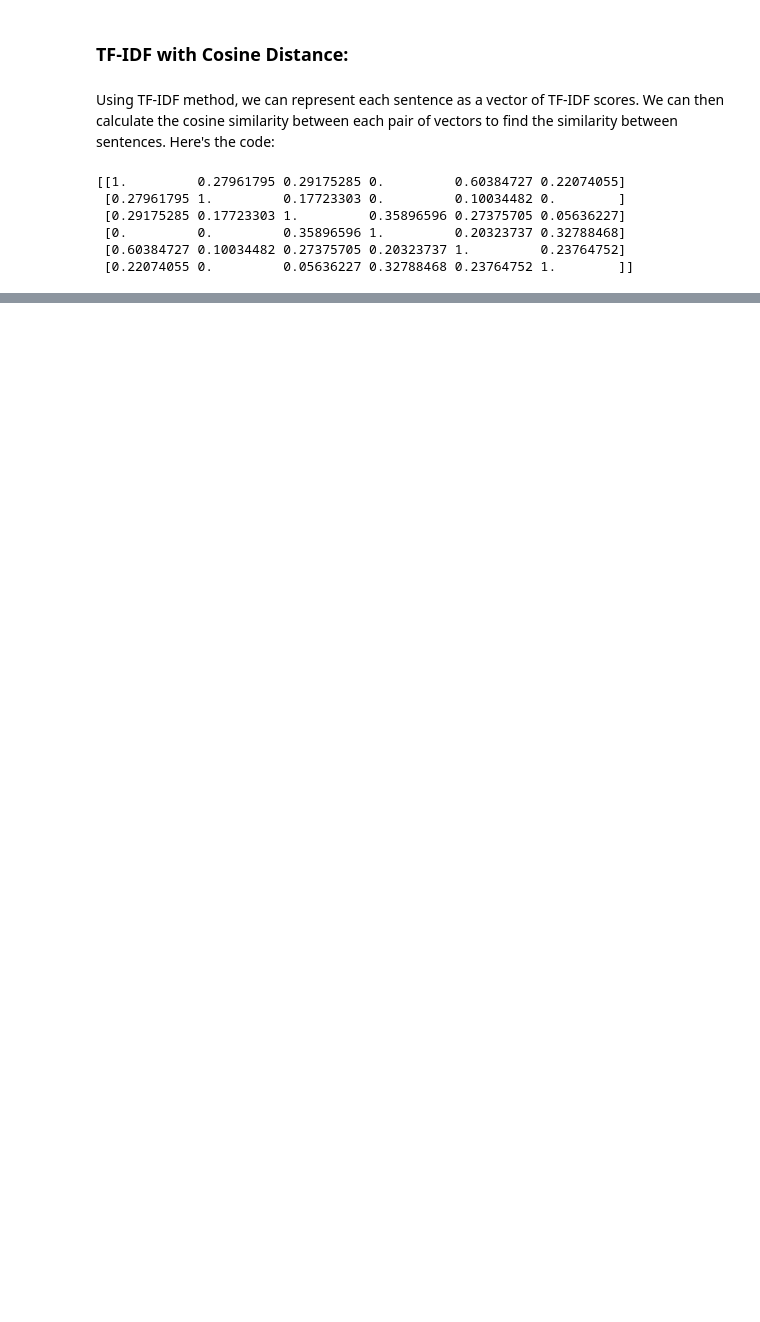
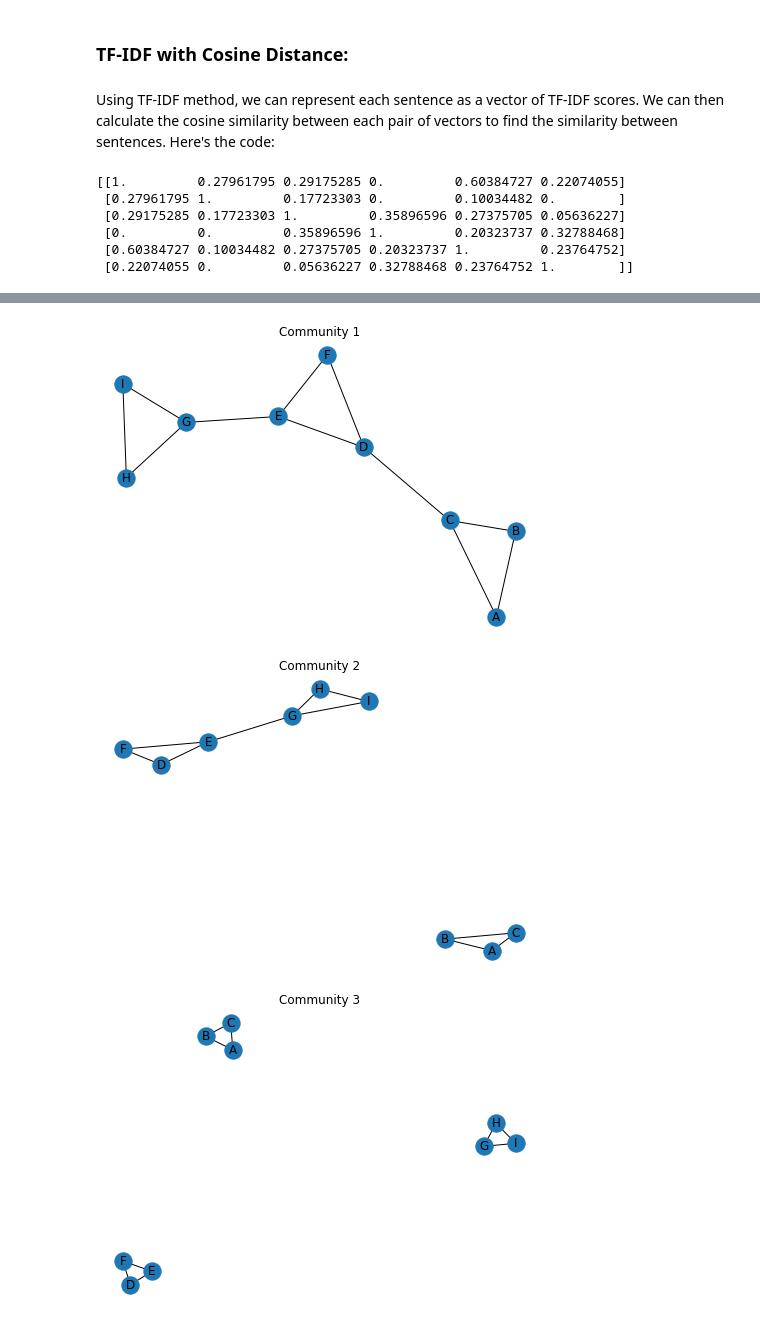
Before and after one commit to viralbthakar/CP8210-DB-Design, a Jupyter notebook: Assignment - 5 - NLP/main.ipynb, the cells around one changed output, grey strips where cells are left out. Cells and saved outputs as stored; diff of their text form; code cells hidden in the pictures; blank space fills up the shorter version.

```diff
--- a/Assignment - 5 - NLP/main.ipynb
+++ b/Assignment - 5 - NLP/main.ipynb
@@ -183,0 +298,32 @@ Similarity score: 0.2796179458525532
+# %%
+G = main_graph.copy()
+# calculate betweenness centrality of all edges
+betweenness = nx.edge_betweenness_centrality(G)
+
+# initialize number of communities
+num_communities = 0
+
+# loop until we have desired number of communities
+while num_communities < 3:
+    # find edge with highest betweenness centrality
+    max_betweenness = max(betweenness.values())
+    edge_to_remove = [k for k, v in betweenness.items() if v == max_betweenness][0]
+
+    # remove edge with highest betweenness centrality
+    G.remove_edge(*edge_to_remove)
+
+    # recalculate betweenness centrality of all edges
+    betweenness = nx.edge_betweenness_centrality(G)
+
+    # increment number of communities
+    num_communities += 1
+
+    # plot the graph
+    plt.figure(num_communities)
+    nx.draw(G, with_labels=True)
+    plt.title(f"Community {num_communities}")
+    plt.show()
+# %% [output]
+[figure, added]
+[figure, added]
+[figure, added]
```
Also changed, not shown: parts of 22 cells of this notebook.
